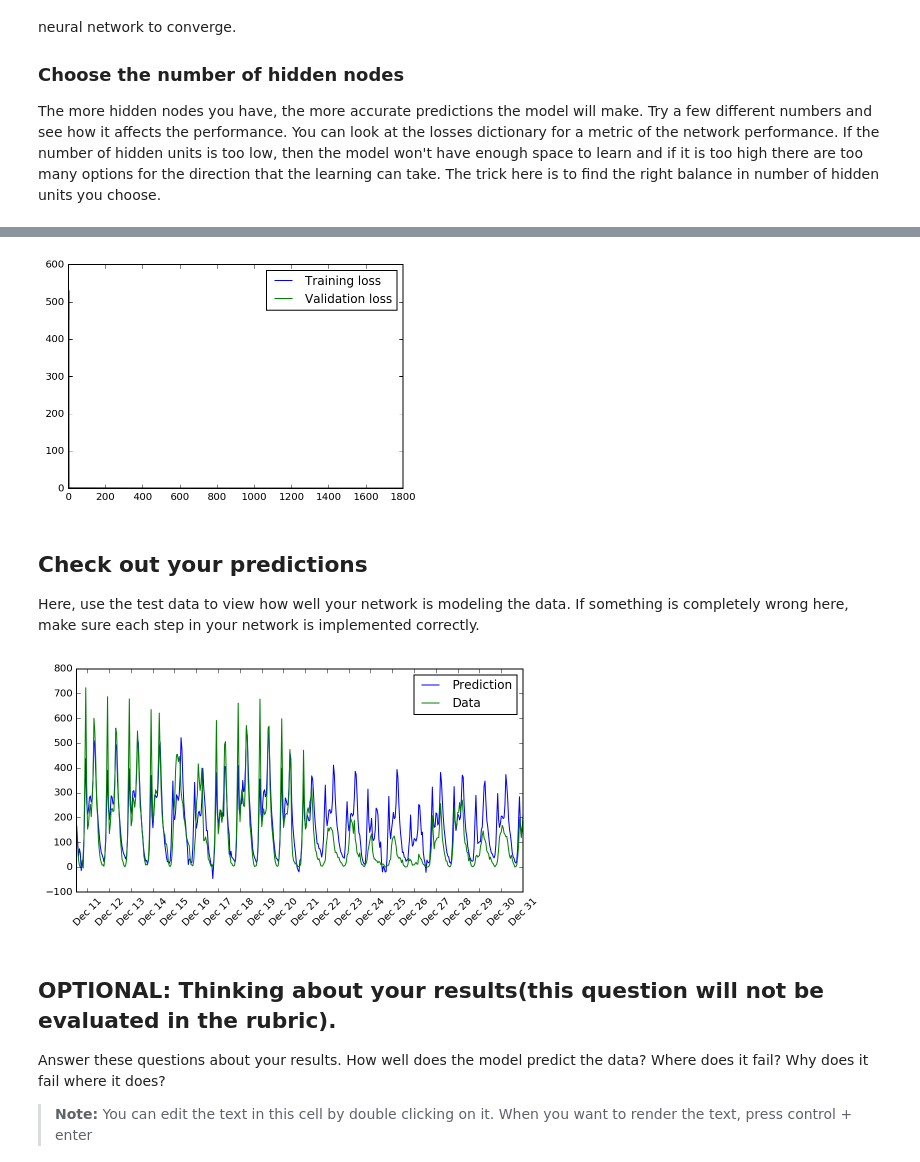
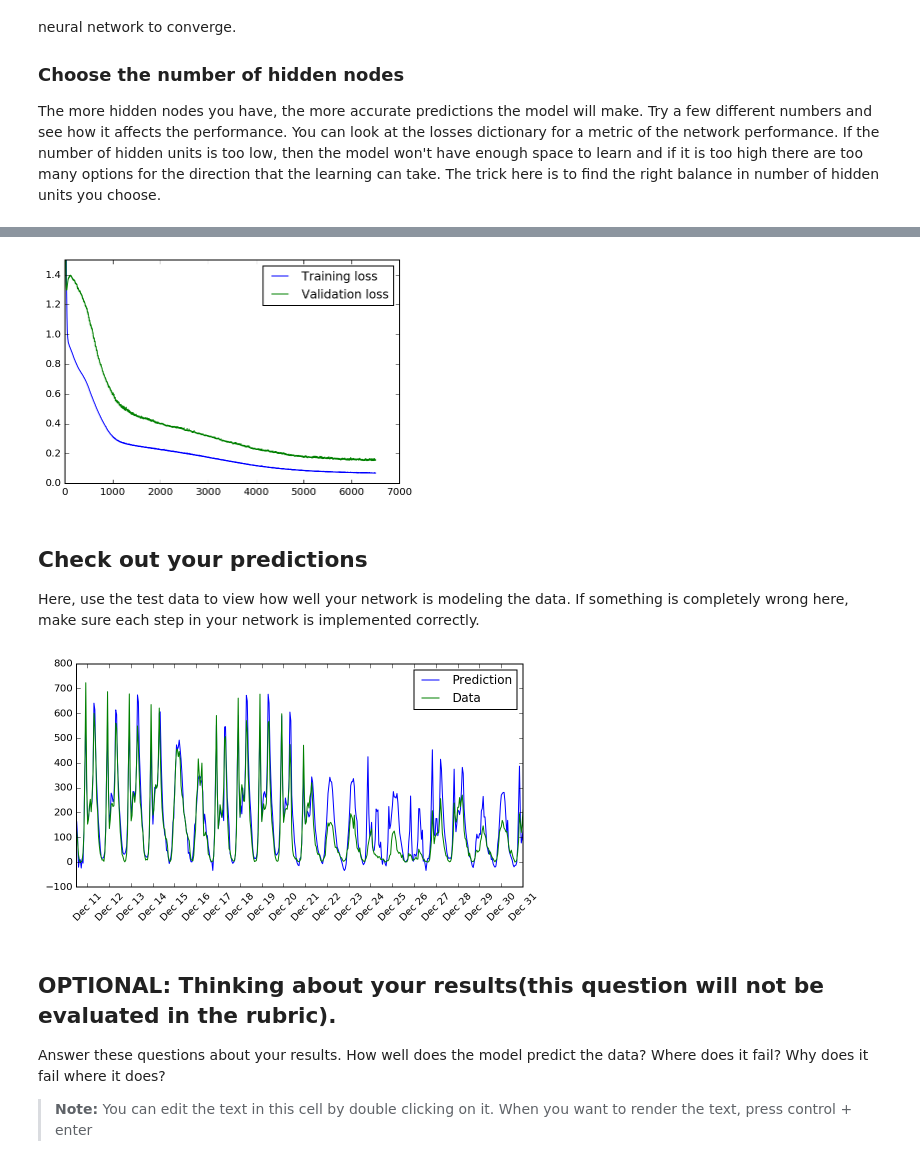
Before and after one commit to Mooan/deep-learning, a Jupyter notebook: first-neural-network/Your_first_neural_network.ipynb, the cells around one changed output, grey strips where cells are left out. Saved outputs shown, nothing was run; the diff lists cells and outputs as text; code cells hidden in the pictures.

Commit message:
fix: revised hyperparameter(iteration) so as to be better fitting.

```diff
--- a/first-neural-network/Your_first_neural_network.ipynb
+++ b/first-neural-network/Your_first_neural_network.ipynb
@@ -309,7 +309,7 @@ The more hidden nodes you have, the more accurate predictions the model will mak
 import sys
 
 ### Set the hyperparameters here ###
-iterations = 1800
+iterations = 6500
 learning_rate = 0.25
 hidden_nodes = 60
 output_nodes = 1
@@ -340,10 +340,10 @@ Progress: 99.9% ... Training loss: 0.228 ... Validation loss: 0.393
 # %%
 plt.plot(losses['train'], label='Training loss')
 plt.plot(losses['validation'], label='Validation loss')
 plt.legend()
-_ = plt.ylim()
+_ = plt.ylim(ymax=1.5)
 # %% [output]
-[figure, old version]
+[figure, new version]
 # %% [markdown]
 ## Check out your predictions
 
@@ -363,7 +363,7 @@ dates = dates.apply(lambda d: d.strftime('%b %d'))
 ax.set_xticks(np.arange(len(dates))[12::24])
 _ = ax.set_xticklabels(dates[12::24], rotation=45)
 # %% [output]
-[figure, old version]
+[figure, new version]
 # %% [markdown]
 ## OPTIONAL: Thinking about your results(this question will not be evaluated in the rubric).
 
```
Also changed, not shown: parts of 4 cells of this notebook, 1 other file.
